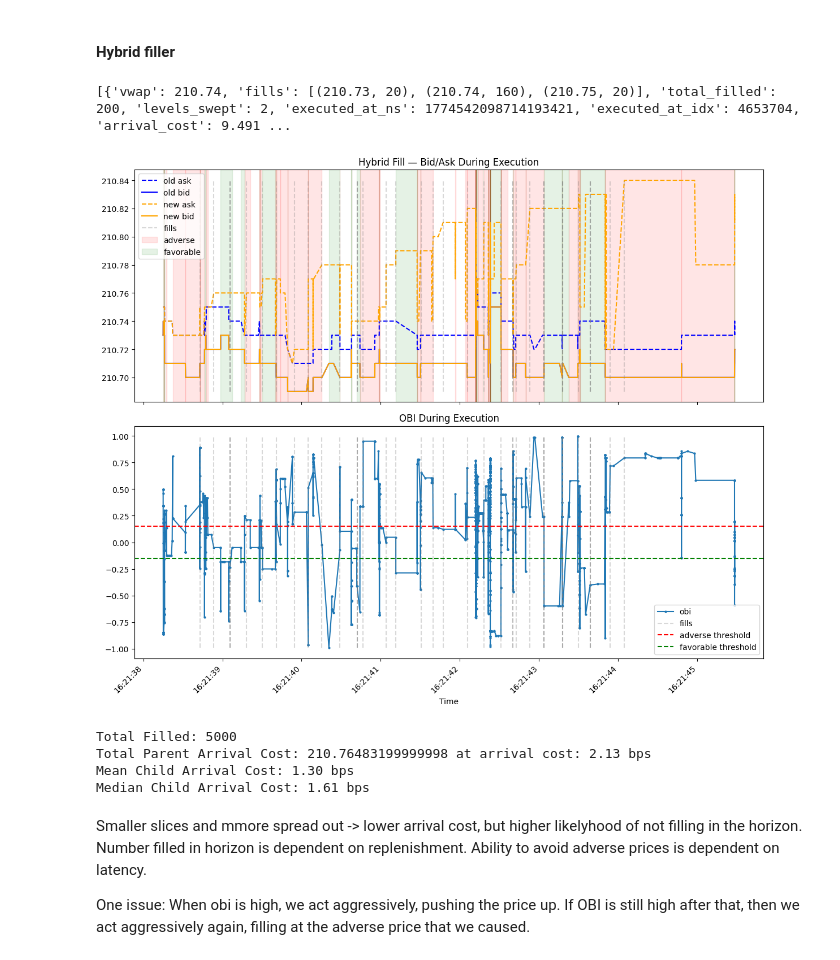
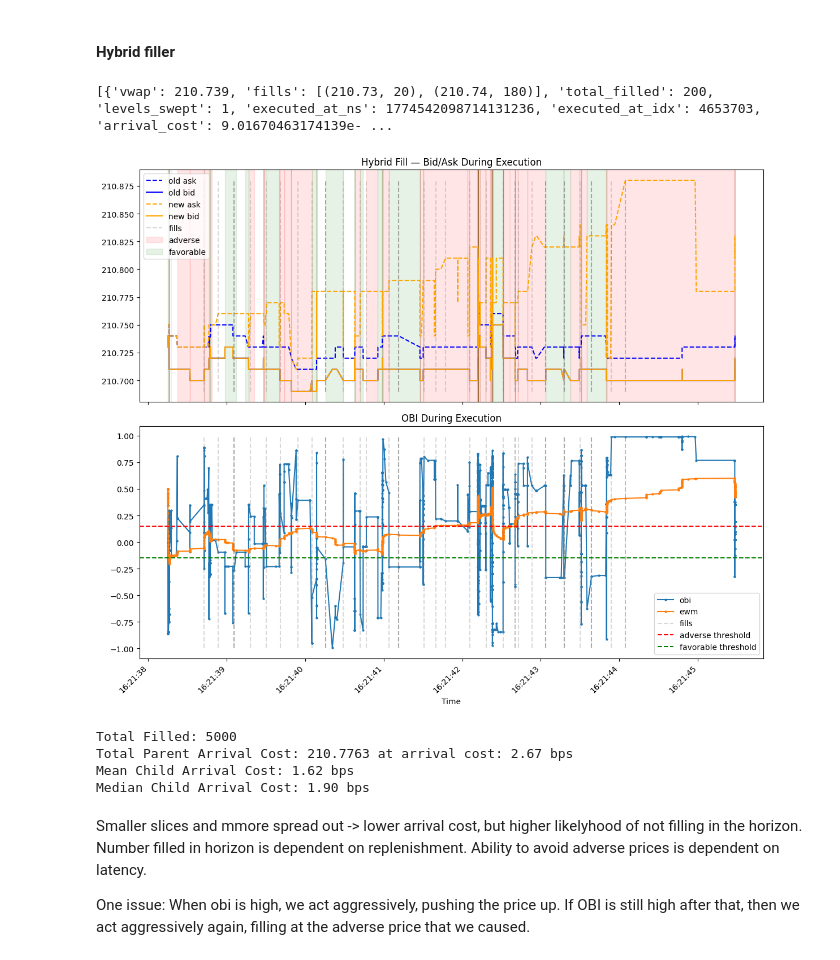
Before and after one commit to MichaelCusackNelkin/SAF_Final_Project, a Jupyter notebook: whitepaper/code/milestone_clean.ipynb, the cells around one changed output. Saved outputs shown, nothing was run; the diff lists cells and outputs as text; code cells hidden in the pictures.

```diff
--- a/whitepaper/code/milestone_clean.ipynb
+++ b/whitepaper/code/milestone_clean.ipynb
@@ -74,7 +74,7 @@ print(f"Sorted: {old_df.sort("ts_nano").equals(old_df)}")
 Sorted: True
 # %%
 LATENCY = 50_000 #50us in ns
-REPLENISHMENT = 10.0 #poisson rate of replenishment using wall-clock
+REPLENISHMENT = 3.0 #poisson rate of replenishment using wall-clock
 PARENT_QTY = 5_000
 SEED = 42
 # %% [markdown]
@@ -426,42 +426,43 @@ ax[0].set_title("Hybrid Fill — Bid/Ask During Execution")
 
 # ax[1] — OBI panel
 ax[1].plot(new_ts, new_window["obi"].to_numpy(), marker="o", markersize=2, label='obi')
+ax[1].plot(new_ts, new_window["obi"].ewm_mean(alpha=0.01, adjust=True).to_numpy(), marker="o", markersize=2, label='ewm')
 ax[1].vlines(fill_times, ymin=new_window["obi"].min(), ymax=new_window["obi"].max(),
              colors='gray', linestyles='dashed', alpha=0.3, label='fills')
 ax[1].axhline(OBI_THRESHOLD_H, color='red', linestyle='--', label='adverse threshold')
 ax[1].axhline(-OBI_THRESHOLD_H, color='green', linestyle='--', label='favorable threshold')
 ax[1].set_title("OBI During Execution")
 
 for a in ax:
     a.xaxis.set_major_formatter(mdates.DateFormatter('%H:%M:%S'))
     a.yaxis.set_major_formatter(ScalarFormatter(useOffset=False))
     a.ticklabel_format(style='plain', axis='y')
     a.set_xlabel("Time")
     a.legend()
 
 fig.autofmt_xdate(rotation=45)
 plt.tight_layout()
 plt.savefig(f'plots/hybrid_fill_{SEED}.png', dpi=300, bbox_inches='tight')
 plt.show()
 
 # Summary stats
 p0 = old_df.filter(pl.col("ts_nano") == ts)['mid'][0]
 filled_results_h = [r for r in results_h if r["vwap"] != 0.0]
 total_vwap_h = np.sum([r["vwap"]*r["total_filled"] for r in filled_results_h]) / np.sum([r["total_filled"] for r in filled_results_h])
 total_filled_h = np.sum([r["total_filled"] for r in filled_results_h])
 mean_child_h = np.mean([r["arrival_cost"] for r in filled_results_h])
 median_child_h = np.median([r["arrival_cost"] for r in filled_results_h])
 print(f"Total Filled: {total_filled_h}")
 print(f"Total Parent Arrival Cost: {total_vwap_h} at arrival cost: {(total_vwap_h - p0)/p0 * 10_000:,.2f} bps")
 print(f"Mean Child Arrival Cost: {mean_child_h * 10_000:,.2f} bps")
 print(f"Median Child Arrival Cost: {median_child_h * 10_000:,.2f} bps")
 # %% [output]
-[{'vwap': 210.74, 'fills': [(210.73, 20), (210.74, 160), (210.75, 20)], 'total_filled': 200, 'levels_swept': 2, 'executed_at_ns': 1774542098714193421, 'executed_at_idx': 4653704, 'arrival_cost': 9.491 ...
+[{'vwap': 210.739, 'fills': [(210.73, 20), (210.74, 180)], 'total_filled': 200, 'levels_swept': 1, 'executed_at_ns': 1774542098714131236, 'executed_at_idx': 4653703, 'arrival_cost': 9.01670463174139e- ...
-[figure, old version]
+[figure, new version]
 Total Filled: 5000
-Total Parent Arrival Cost: 210.76483199999998 at arrival cost: 2.13 bps
-Mean Child Arrival Cost: 1.30 bps
-Median Child Arrival Cost: 1.61 bps
+Total Parent Arrival Cost: 210.7763 at arrival cost: 2.67 bps
+Mean Child Arrival Cost: 1.62 bps
+Median Child Arrival Cost: 1.90 bps
 # %% [markdown]
 Smaller slices and mmore spread out -> lower arrival cost, but higher likelyhood of not filling in the horizon. Number filled in horizon is dependent on replenishment. Ability to avoid adverse prices is dependent on latency.
 
```
Also changed, not shown: parts of 5 cells of this notebook, 38 other files.
